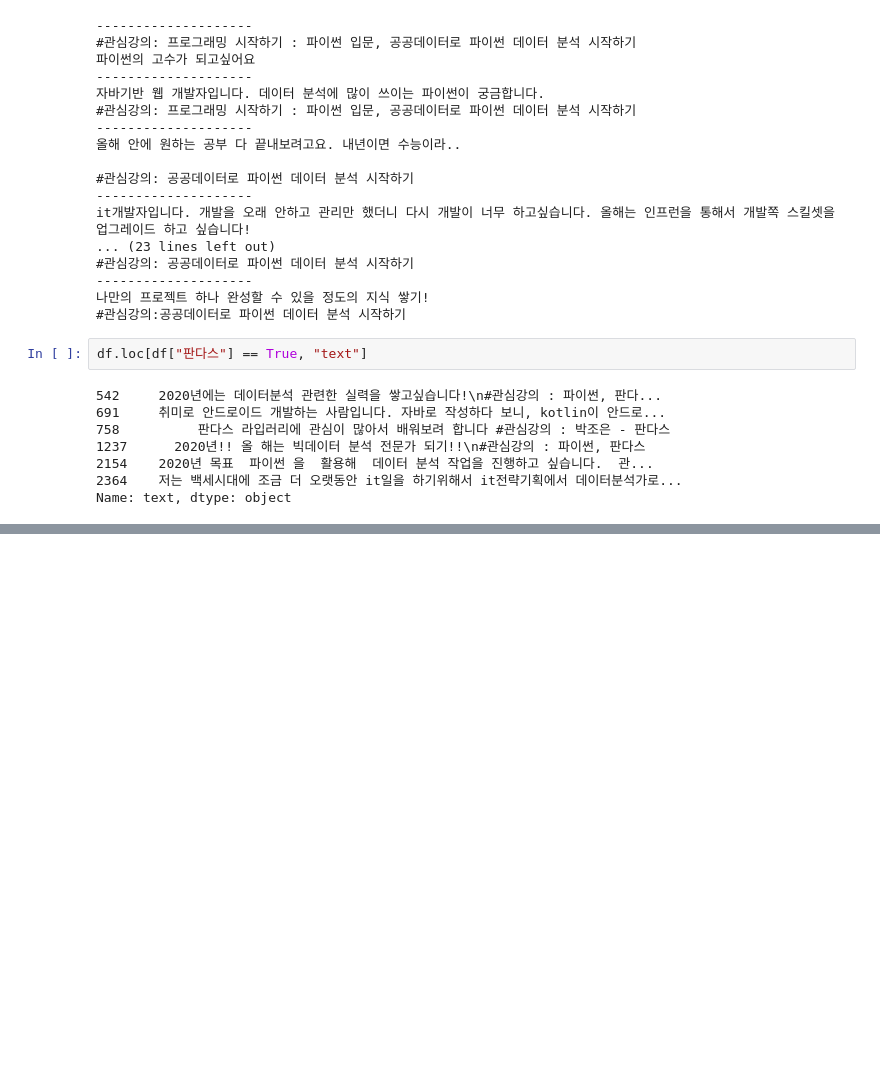
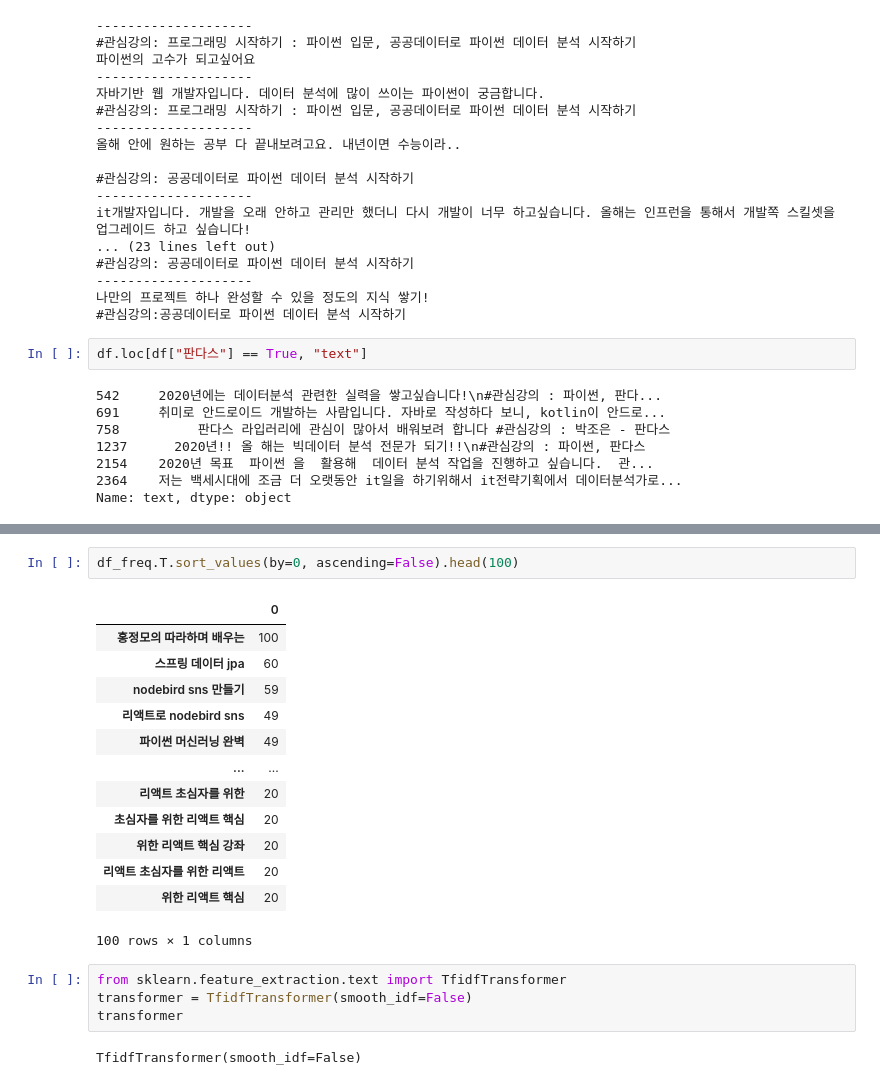
Before and after one commit to sloway/books, a Jupyter notebook: todaycode/inflearn-new-year-event-2020/02-inflearn-newyear-event-text-analysis.ipynb, the cells around one changed output, grey strips where cells are left out. Cells and saved outputs as stored; diff of their text form; blank space fills up the shorter version.

```diff
--- a/todaycode/inflearn-new-year-event-2020/02-inflearn-newyear-event-text-analysis.ipynb
+++ b/todaycode/inflearn-new-year-event-2020/02-inflearn-newyear-event-text-analysis.ipynb
@@ -168,0 +222,22 @@ Name: text, dtype: object
+# %%
+df_freq.T.sort_values(by=0, ascending=False).head(100)
+# %% [output]
+|  | 0 |
+| 홍정모의 따라하며 배우는 | 100 |
+| 스프링 데이터 jpa | 60 |
+| nodebird sns 만들기 | 59 |
+| 리액트로 nodebird sns | 49 |
+| 파이썬 머신러닝 완벽 | 49 |
+| ... | ... |
+| 리액트 초심자를 위한 | 20 |
+| 초심자를 위한 리액트 핵심 | 20 |
+| 위한 리액트 핵심 강좌 | 20 |
+| 리액트 초심자를 위한 리액트 | 20 |
+| 위한 리액트 핵심 | 20 |
+100 rows × 1 columns
+# %%
+from sklearn.feature_extraction.text import TfidfTransformer
+transformer = TfidfTransformer(smooth_idf=False)
+transformer
+# %% [output]
+TfidfTransformer(smooth_idf=False)
```
Also changed, not shown: parts of 10 cells of this notebook.
